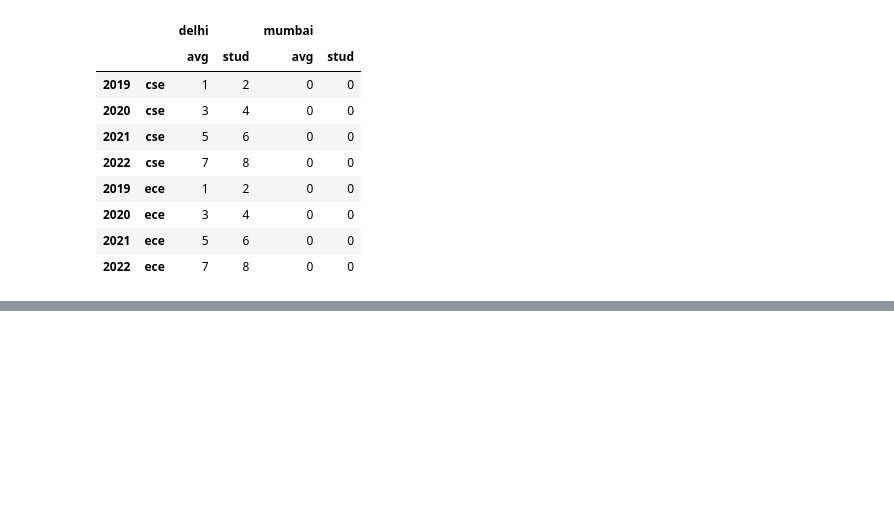
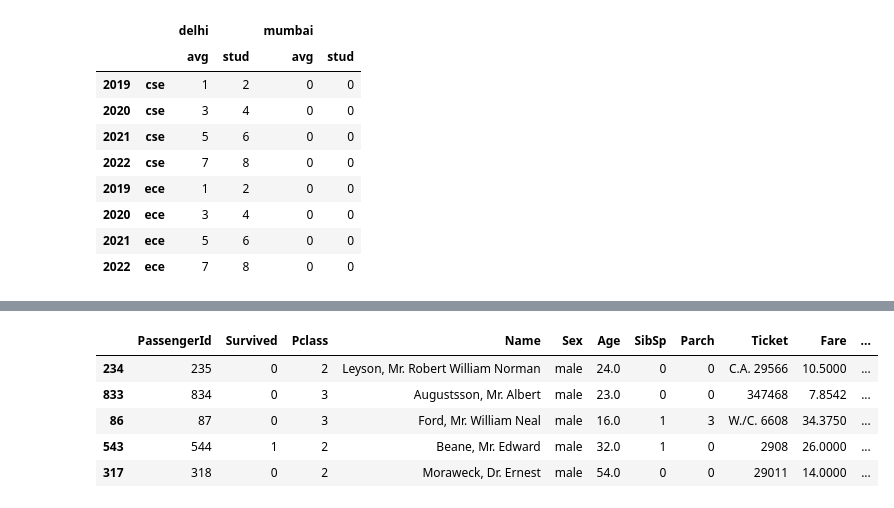
Before and after one commit to priyansh-commits/practice, a Jupyter notebook: pandas_and_numpy_rev.ipynb, the cells around one changed output, grey strips where cells are left out. Drawn from its saved outputs; the diff is of its cells as text; code cells hidden in the pictures; blank space fills up the shorter version.

```diff
--- a/pandas_and_numpy_rev.ipynb
+++ b/pandas_and_numpy_rev.ipynb
@@ -692,0 +707,14 @@ df3.swaplevel(axis=0)
+# %%
+df2=pd.read_csv('/content/titanic (1).csv')
+df2['last']=df2['Name'].str.split(',').str.get(0)
+df2['title']=df2['Name'].str.split(',').str.get(1).str.strip().str.split(' ',n=1).str.get(0)
+df2['fname']=df2['Name'].str.split(',').str.get(1).str.strip().str.split(' ',n=1).str.get(1)
+df2.sample(5)
+# df2['Name'].str.split(',').str.get(1).str.strip().str.split(' ',n=1).str.get(0)
+# %% [output]
+|  | PassengerId | Survived | Pclass | Name | Sex | Age | SibSp | Parch | Ticket | Fare | ... |
+| 234 | 235 | 0 | 2 | Leyson, Mr. Robert William Norman | male | 24.0 | 0 | 0 | C.A. 29566 | 10.5000 | ... |
+| 833 | 834 | 0 | 3 | Augustsson, Mr. Albert | male | 23.0 | 0 | 0 | 347468 | 7.8542 | ... |
+| 86 | 87 | 0 | 3 | Ford, Mr. William Neal | male | 16.0 | 1 | 3 | W./C. 6608 | 34.3750 | ... |
+| 543 | 544 | 1 | 2 | Beane, Mr. Edward | male | 32.0 | 1 | 0 | 2908 | 26.0000 | ... |
+| 317 | 318 | 0 | 2 | Moraweck, Dr. Ernest | male | 54.0 | 0 | 0 | 29011 | 14.0000 | ... |
```
Also changed, not shown: parts of 2 cells of this notebook.
